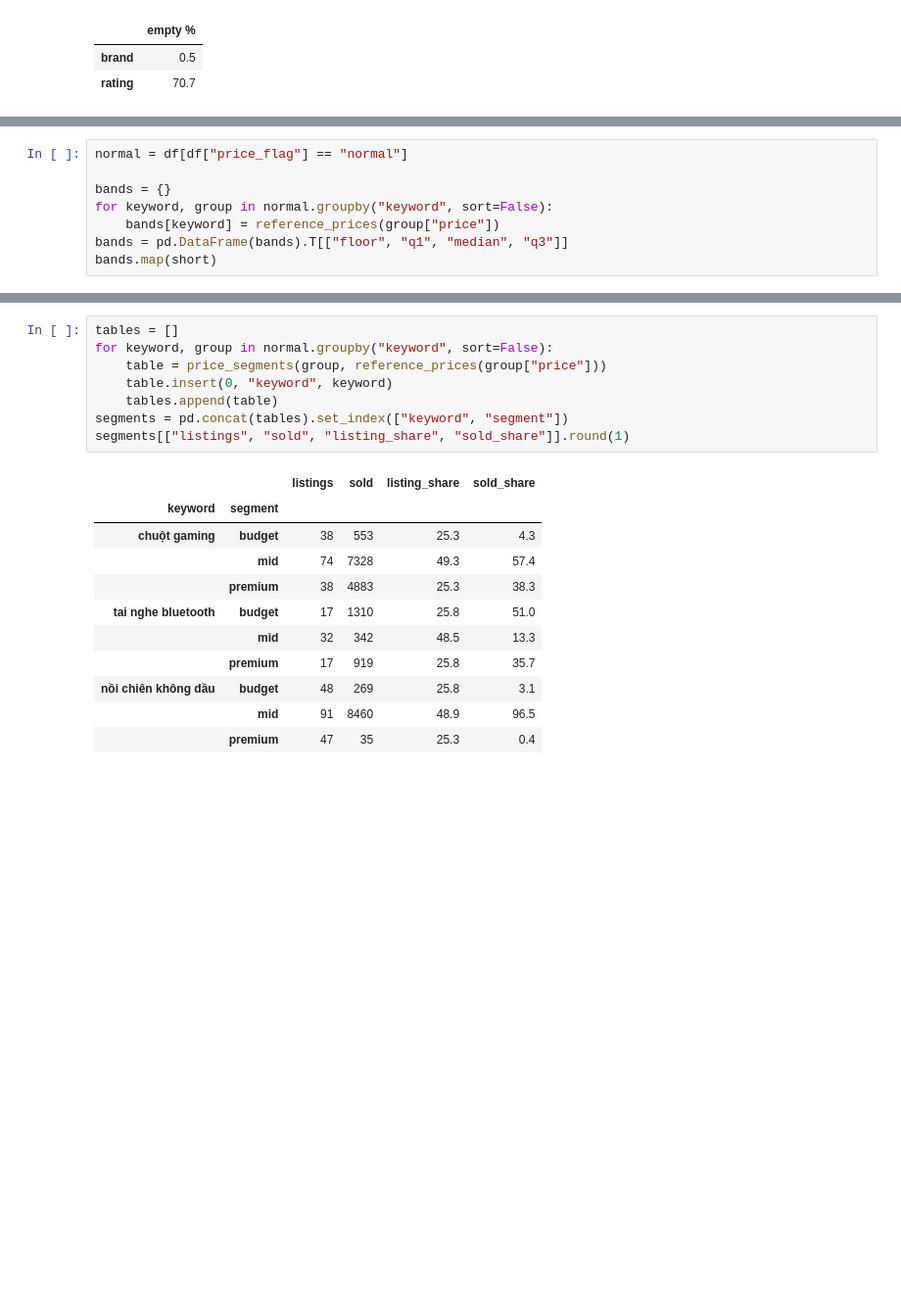
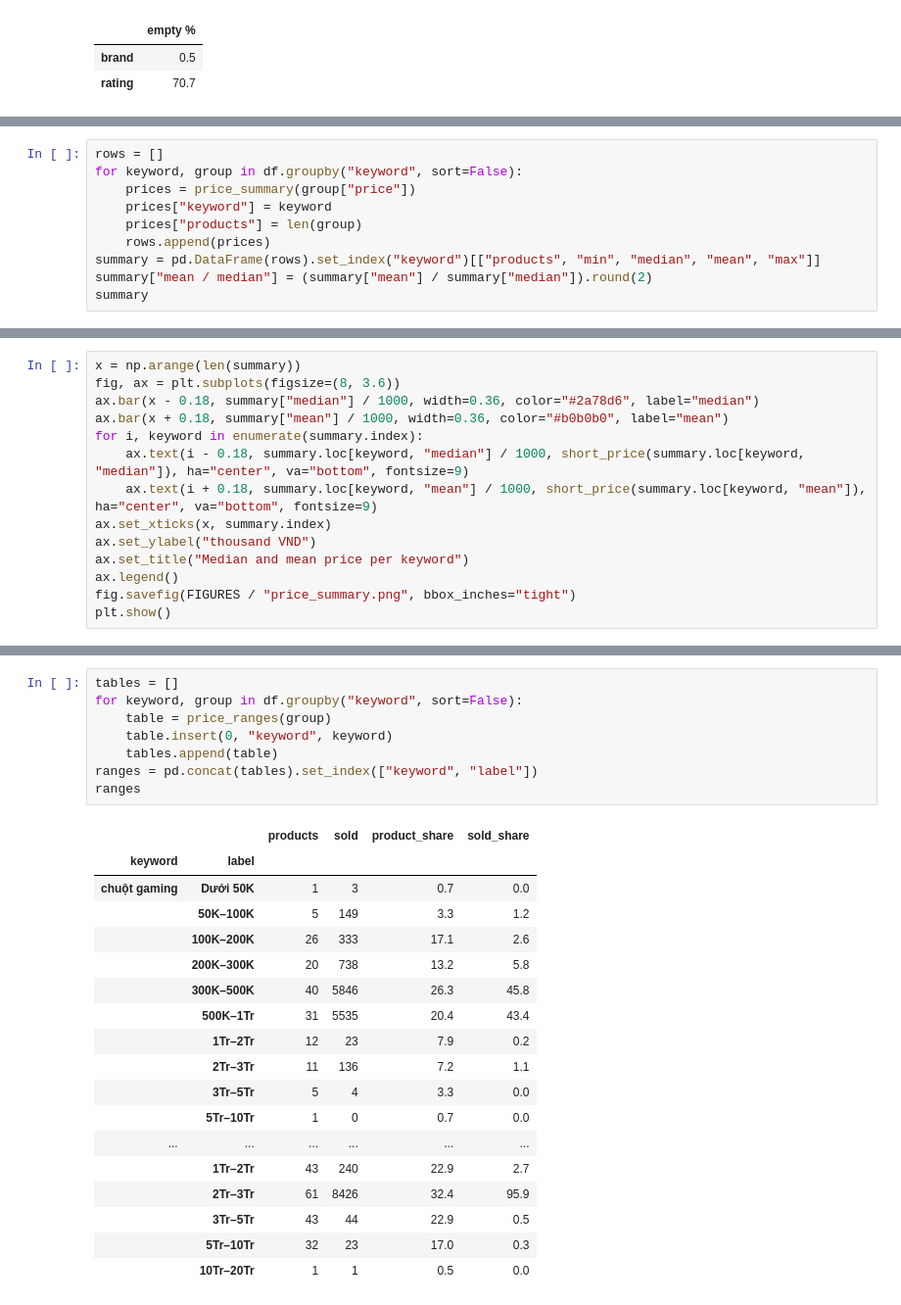
Before and after one commit to NamAnh-dev/Web-Crawler-for-E-commerce-Prices, a Jupyter notebook: notebooks/02_price_analysis.ipynb, the cells around one changed output, grey strips where cells are left out. Shown at 98% size. Saved outputs shown, nothing was run; the diff lists cells and outputs as text; blank space fills up the shorter version.

```diff
--- a/notebooks/02_price_analysis.ipynb
+++ b/notebooks/02_price_analysis.ipynb
@@ -146,8 +79,0 @@ Computed on normal prices only, rounded to 1 000 VND (`analysis.reference_prices
-# %%
-normal = df[df["price_flag"] == "normal"]
-
-bands = {}
-for keyword, group in normal.groupby("keyword", sort=False):
-    bands[keyword] = reference_prices(group["price"])
-bands = pd.DataFrame(bands).T[["floor", "q1", "median", "q3"]]
-bands.map(short)
@@ -190,0 +80,10 @@ Segments are cut at Q1 and Q3 (`analysis.price_segments`): **budget** (cheapest
+# %%
+rows = []
+for keyword, group in df.groupby("keyword", sort=False):
+    prices = price_summary(group["price"])
+    prices["keyword"] = keyword
+    prices["products"] = len(group)
+    rows.append(prices)
+summary = pd.DataFrame(rows).set_index("keyword")[["products", "min", "median", "mean", "max"]]
+summary["mean / median"] = (summary["mean"] / summary["median"]).round(2)
+summary
@@ -190,0 +96,14 @@ Segments are cut at Q1 and Q3 (`analysis.price_segments`): **budget** (cheapest
+# %%
+x = np.arange(len(summary))
+fig, ax = plt.subplots(figsize=(8, 3.6))
+ax.bar(x - 0.18, summary["median"] / 1000, width=0.36, color="#2a78d6", label="median")
+ax.bar(x + 0.18, summary["mean"] / 1000, width=0.36, color="#b0b0b0", label="mean")
+for i, keyword in enumerate(summary.index):
+    ax.text(i - 0.18, summary.loc[keyword, "median"] / 1000, short_price(summary.loc[keyword, "median"]), ha="center", va="bottom", fontsize=9)
+    ax.text(i + 0.18, summary.loc[keyword, "mean"] / 1000, short_price(summary.loc[keyword, "mean"]), ha="center", va="bottom", fontsize=9)
+ax.set_xticks(x, summary.index)
+ax.set_ylabel("thousand VND")
+ax.set_title("Median and mean price per keyword")
+ax.legend()
+fig.savefig(FIGURES / "price_summary.png", bbox_inches="tight")
+plt.show()
@@ -191,21 +120,28 @@ Segments are cut at Q1 and Q3 (`analysis.price_segments`): **budget** (cheapest
 # %%
 tables = []
-for keyword, group in normal.groupby("keyword", sort=False):
-    table = price_segments(group, reference_prices(group["price"]))
+for keyword, group in df.groupby("keyword", sort=False):
+    table = price_ranges(group)
     table.insert(0, "keyword", keyword)
     tables.append(table)
-segments = pd.concat(tables).set_index(["keyword", "segment"])
-segments[["listings", "sold", "listing_share", "sold_share"]].round(1)
+ranges = pd.concat(tables).set_index(["keyword", "label"])
+ranges
 # %% [output]
-|  |  | listings | sold | listing_share | sold_share |
-| keyword | segment |  |  |  |  |
-| chuột gaming | budget | 38 | 553 | 25.3 | 4.3 |
-|  | mid | 74 | 7328 | 49.3 | 57.4 |
-|  | premium | 38 | 4883 | 25.3 | 38.3 |
-| tai nghe bluetooth | budget | 17 | 1310 | 25.8 | 51.0 |
-|  | mid | 32 | 342 | 48.5 | 13.3 |
-|  | premium | 17 | 919 | 25.8 | 35.7 |
-| nồi chiên không dầu | budget | 48 | 269 | 25.8 | 3.1 |
-|  | mid | 91 | 8460 | 48.9 | 96.5 |
-|  | premium | 47 | 35 | 25.3 | 0.4 |
+|  |  | products | sold | product_share | sold_share |
+| keyword | label |  |  |  |  |
+| chuột gaming | Dưới 50K | 1 | 3 | 0.7 | 0.0 |
+|  | 50K–100K | 5 | 149 | 3.3 | 1.2 |
+|  | 100K–200K | 26 | 333 | 17.1 | 2.6 |
+|  | 200K–300K | 20 | 738 | 13.2 | 5.8 |
+|  | 300K–500K | 40 | 5846 | 26.3 | 45.8 |
+|  | 500K–1Tr | 31 | 5535 | 20.4 | 43.4 |
+|  | 1Tr–2Tr | 12 | 23 | 7.9 | 0.2 |
+|  | 2Tr–3Tr | 11 | 136 | 7.2 | 1.1 |
+|  | 3Tr–5Tr | 5 | 4 | 3.3 | 0.0 |
+|  | 5Tr–10Tr | 1 | 0 | 0.7 | 0.0 |
+| ... | ... | ... | ... | ... | ... |
+|  | 1Tr–2Tr | 43 | 240 | 22.9 | 2.7 |
+|  | 2Tr–3Tr | 61 | 8426 | 32.4 | 95.9 |
+|  | 3Tr–5Tr | 43 | 44 | 22.9 | 0.5 |
+|  | 5Tr–10Tr | 32 | 23 | 17.0 | 0.3 |
+|  | 10Tr–20Tr | 1 | 1 | 0.5 | 0.0 |
 # %%
```
Also changed, not shown: parts of 27 cells of this notebook, 8 other files.
